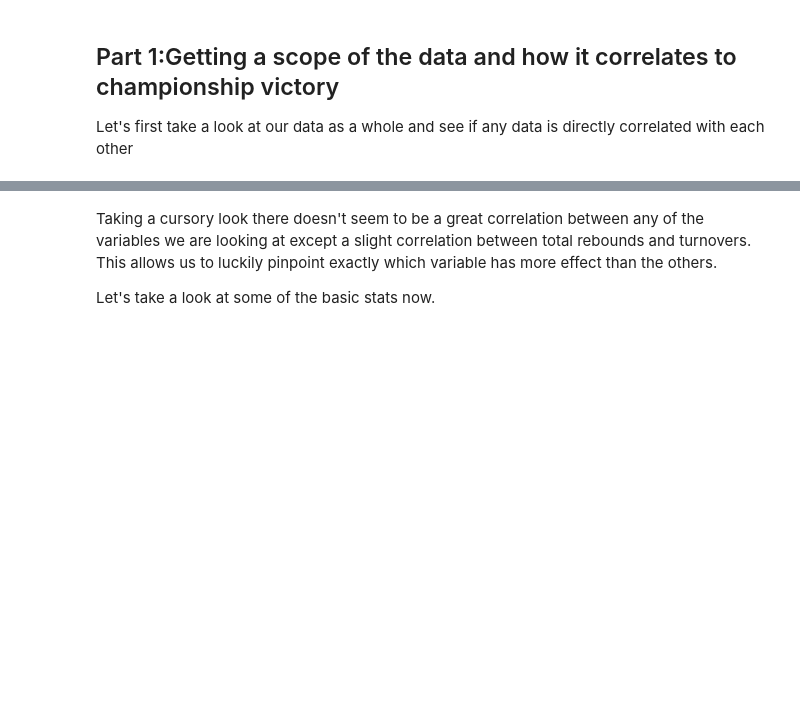
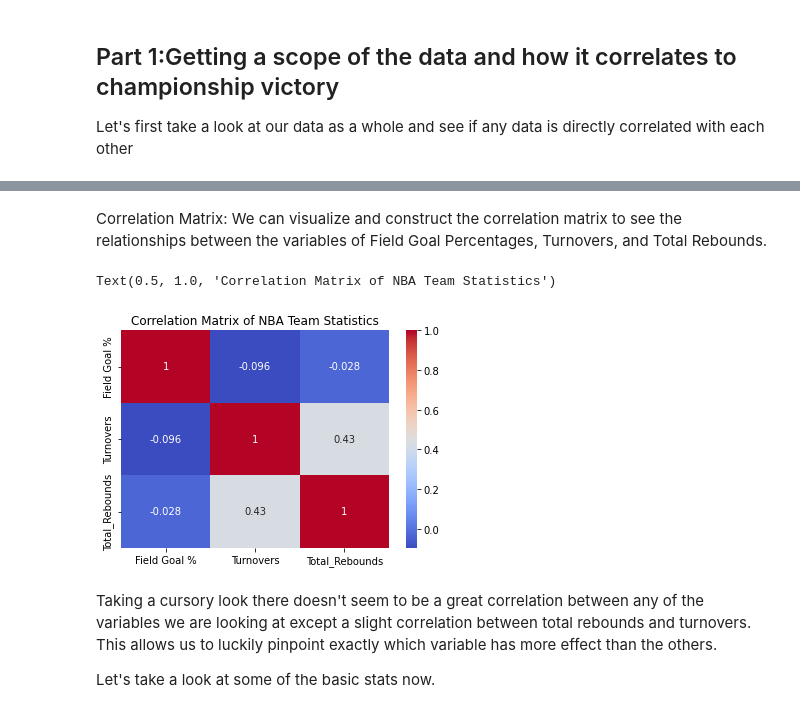
Before and after one commit to kevinkchen1/NBA-Data-Analysis, a Jupyter notebook: EDACheckpoint_group074.ipynb, the cells around one changed output, grey strips where cells are left out. Cells and saved outputs as stored; diff of their text form; code cells hidden in the pictures; blank space fills up the shorter version.

```diff
--- a/EDACheckpoint_group074.ipynb
+++ b/EDACheckpoint_group074.ipynb
@@ -228,3 +228,12 @@ fig = pd.plotting.scatter_matrix(all_years)
+# %% [markdown]
+Correlation Matrix: We can visualize and construct the correlation matrix to see the relationships between the variables of Field Goal Percentages, Turnovers, and Total Rebounds.
+# %%
+correlation_matrix = all_years.corr()
+sns.heatmap(correlation_matrix, annot=True, cmap='coolwarm')
+plt.title('Correlation Matrix of NBA Team Statistics')
+# %% [output]
+Text(0.5, 1.0, 'Correlation Matrix of NBA Team Statistics')
+[figure, added]
 # %% [markdown]
 Taking a cursory look there doesn't seem to be a great correlation between any of the variables we are looking at except a slight correlation between total rebounds and turnovers. This allows us to luckily pinpoint exactly which variable has more effect than the others.
 
```
Also changed, not shown: parts of 4 cells of this notebook.
